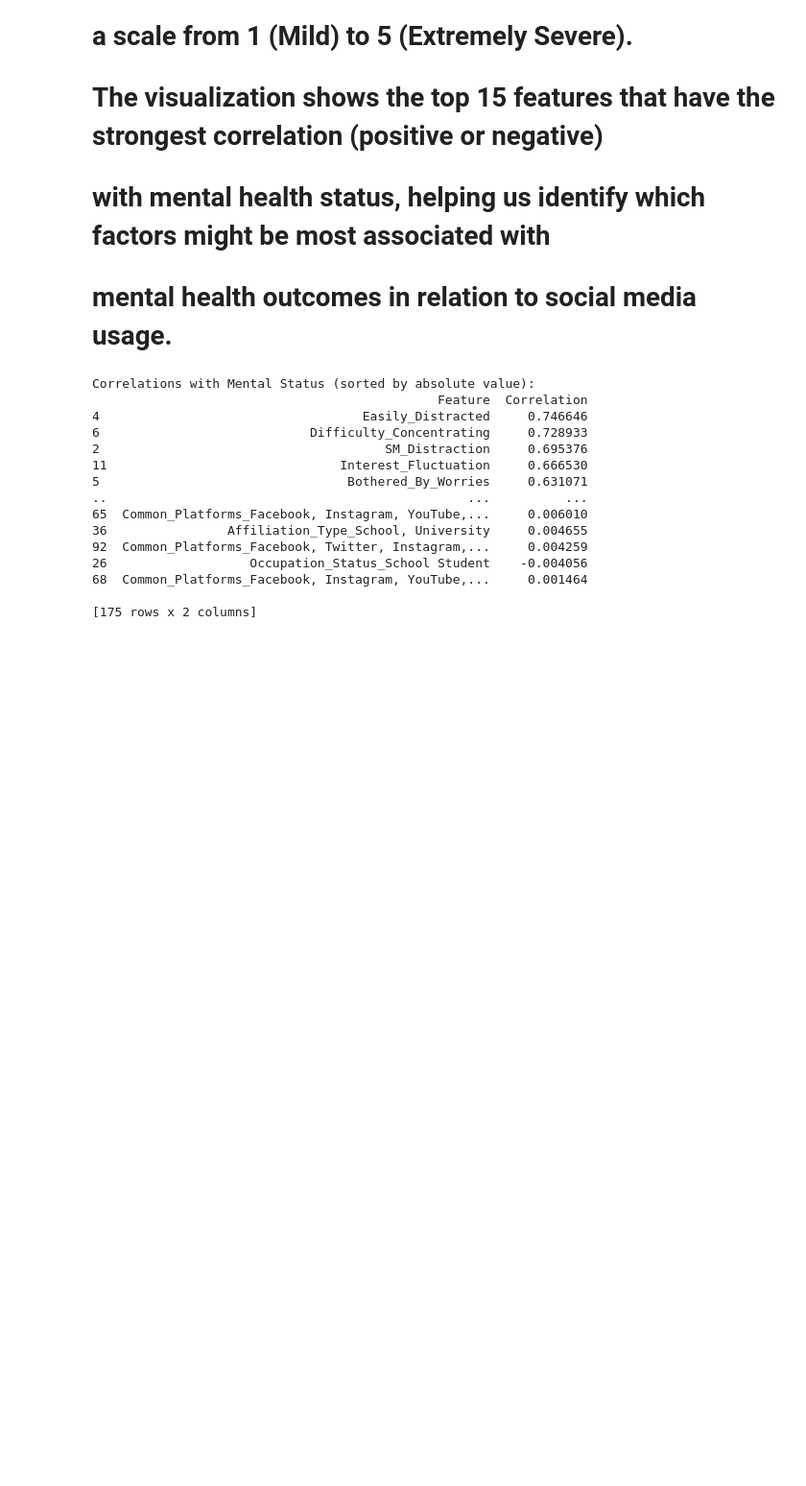
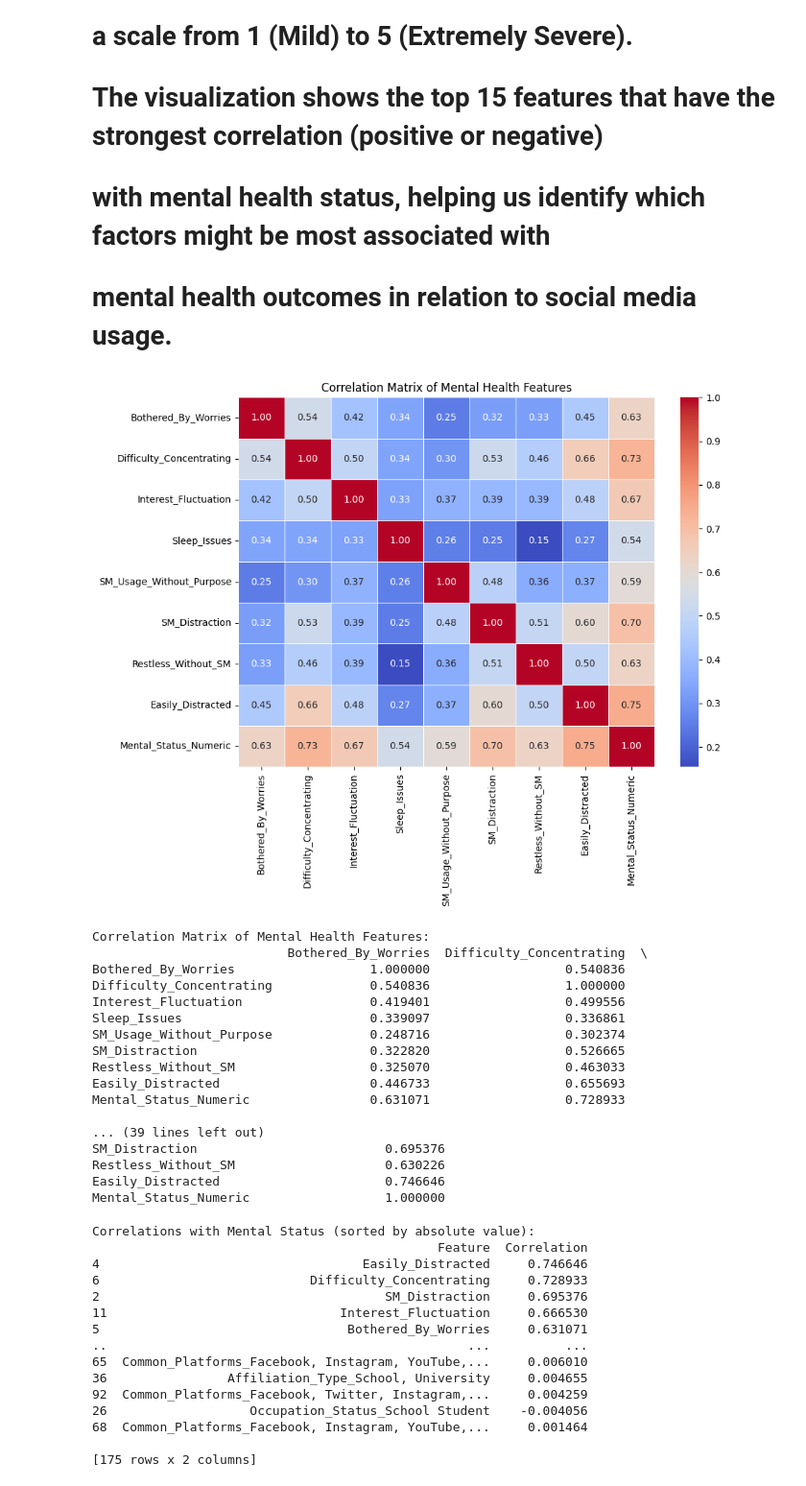
Before and after one commit to TasnimulIntazamAsif/Social_Media_Addiction, a Jupyter notebook: SMMH.ipynb, the cells around one changed output. Shown at 96% size. Saved outputs shown, nothing was run; the diff lists cells and outputs as text; code cells hidden in the pictures; blank space fills up the shorter version.

```diff
--- a/SMMH.ipynb
+++ b/SMMH.ipynb
@@ -427,6 +427,44 @@ Correlation between Mental_Status and key features:
 # The visualization shows the top 15 features that have the strongest correlation (positive or negative)
 # with mental health status, helping us identify which factors might be most associated with
 # mental health outcomes in relation to social media usage.
+# %%
+# Create a correlation matrix for key features related to mental health
+# Get the list of features that actually exist in the dataframe
+available_features = [f for f in mental_health_features if f in df.columns]
+correlation_features = available_features + ['Mental_Status_Numeric']
+
+# Create the correlation matrix with only available features
+correlation_matrix = df[correlation_features].corr()
+
+# Visualize the correlation matrix
+plt.figure(figsize=(10, 8))
+sns.heatmap(correlation_matrix, annot=True, cmap='coolwarm', fmt='.2f', linewidths=0.5)
+plt.title('Correlation Matrix of Mental Health Features')
+plt.tight_layout()
+plt.show()
+
+# Display the correlation matrix
+print("\nCorrelation Matrix of Mental Health Features:")
+print(correlation_matrix)
+# %% [output]
+[figure, added]
+Correlation Matrix of Mental Health Features:
+                          Bothered_By_Worries  Difficulty_Concentrating  \
+Bothered_By_Worries                  1.000000                  0.540836
+Difficulty_Concentrating             0.540836                  1.000000
+Interest_Fluctuation                 0.419401                  0.499556
+Sleep_Issues                         0.339097                  0.336861
+SM_Usage_Without_Purpose             0.248716                  0.302374
+SM_Distraction                       0.322820                  0.526665
+Restless_Without_SM                  0.325070                  0.463033
+Easily_Distracted                    0.446733                  0.655693
+Mental_Status_Numeric                0.631071                  0.728933
+
+... (39 lines left out)
+SM_Distraction                         0.695376
+Restless_Without_SM                    0.630226
+Easily_Distracted                      0.746646
+Mental_Status_Numeric                  1.000000
 # %%
 # Calculate correlations between Mental_Status_Numeric and all other features
 correlations = {}
```
